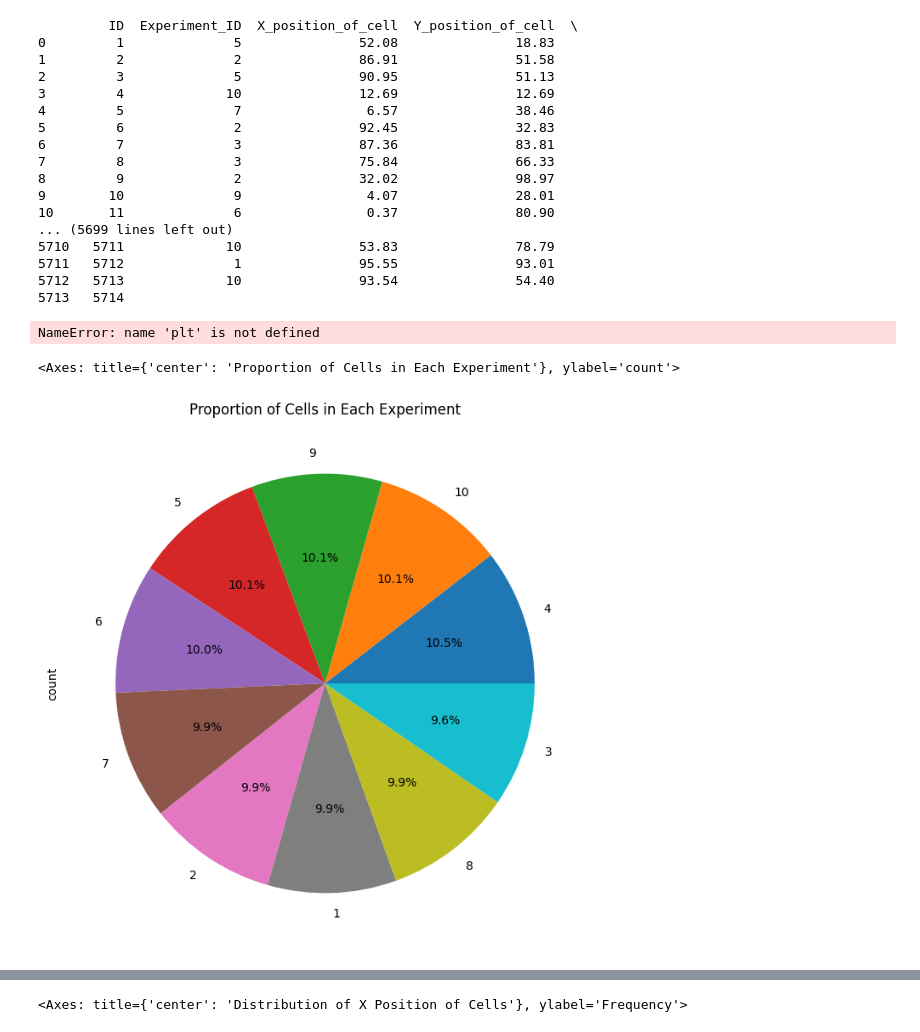
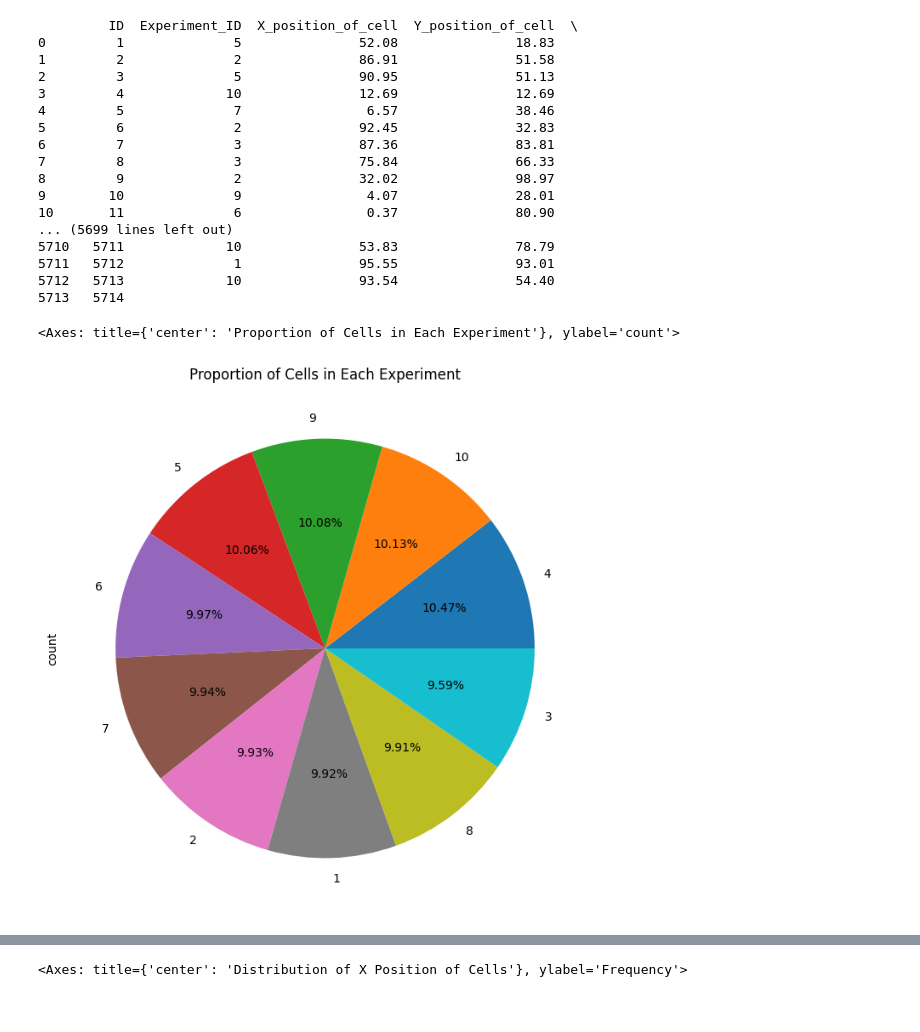
Before and after one commit to Sanarazaaa/Pandas-for-Biologist, a Jupyter notebook: Data_Visualization_Using_Pandas.ipynb, the cells around one changed output, grey strips where cells are left out. Cells and saved outputs as stored; diff of their text form; code cells hidden in the pictures.

```diff
--- a/Data_Visualization_Using_Pandas.ipynb
+++ b/Data_Visualization_Using_Pandas.ipynb
@@ -39,16 +39,17 @@ print(df)
 5711   5712              1               95.55               93.01
 5712   5713             10               93.54               54.40
 5713   5714
-# %%
-%matplotlib inline
-plt.figure(); df.plot()
-# %% [output]
-NameError: name 'plt' is not defined
-# %%
-df['Experiment_ID'].value_counts().plot(kind='pie', figsize=(8, 8), autopct='%1.1f%%', title='Proportion of Cells in Each Experiment')
-# %% [output]
-<Axes: title={'center': 'Proportion of Cells in Each Experiment'}, ylabel='count'>
-[figure, removed]
+# %%
+df['Experiment_ID'].value_counts().plot(kind='pie', figsize=(8, 8), autopct='%1.2f%%', title='Proportion of Cells in Each Experiment')
+
+# figsize means squareplot that is 8 inches by 8 inches.
+#. value_counts --> this calculates the count of each unique value.
+# %1.2f means display numbers with two decimal places.
+# %% is used to display a percentage sign (% is a special character in Python formatting, so %% is needed to escape it).
+# Example: If "A" accounts for 50% of the data, it will be displayed as "50.00%".
+# %% [output]
+<Axes: title={'center': 'Proportion of Cells in Each Experiment'}, ylabel='count'>
+[figure, added]
 # %%
 # In pandas, there is a built-in plotting functionality which internally uses Matplotlib.
 # Scatter plots are used when you want to show the relationship between two variables. They are also called correlation and can be created using DataFrame.plot.scatter() function.
```
Also changed, not shown: parts of 8 cells of this notebook.
